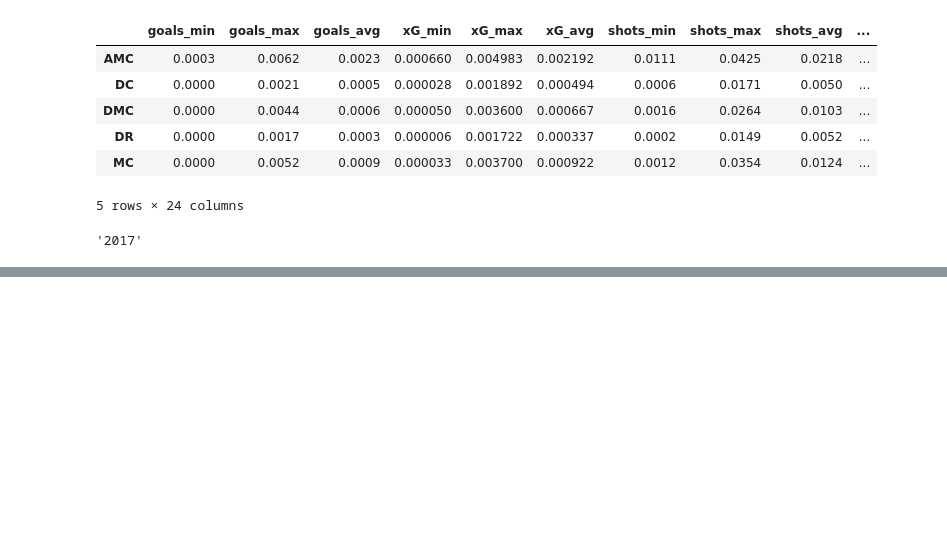
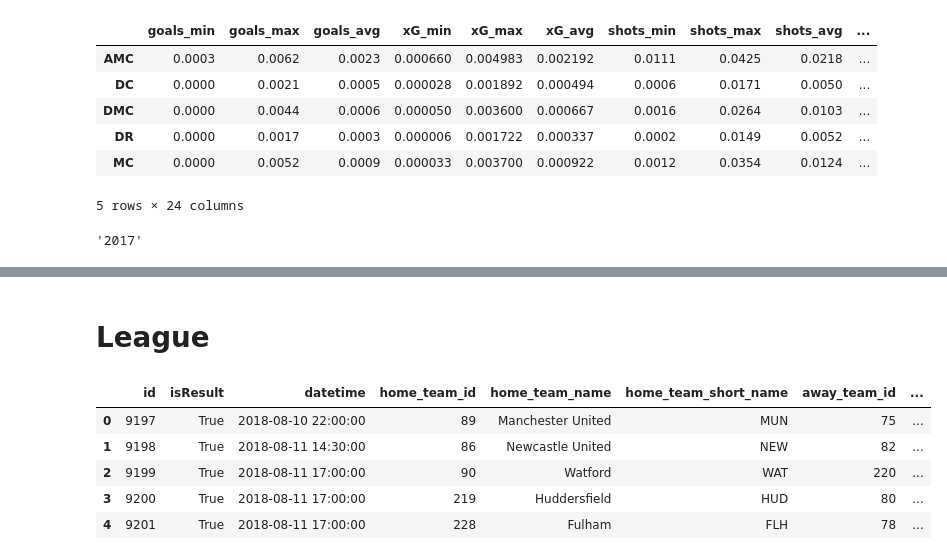
Before and after one commit to VictorOrtins/Futebol, a Jupyter notebook: Scrapping/experiments/OwnScrapper/Understat.ipynb, the cells around one changed output, grey strips where cells are left out. Saved outputs shown, nothing was run; the diff lists cells and outputs as text; code cells hidden in the pictures; blank space fills up the shorter version.

```diff
--- a/Scrapping/experiments/OwnScrapper/Understat.ipynb
+++ b/Scrapping/experiments/OwnScrapper/Understat.ipynb
@@ -99,0 +164,2 @@ player_stats[2][3][1]
+# %% [markdown]
+# League
@@ -99,0 +168,9 @@ player_stats[2][3][1]
+# %%
+games_df.head()
+# %% [output]
+|  | id | isResult | datetime | home_team_id | home_team_name | home_team_short_name | away_team_id | ... |
+| 0 | 9197 | True | 2018-08-10 22:00:00 | 89 | Manchester United | MUN | 75 | ... |
+| 1 | 9198 | True | 2018-08-11 14:30:00 | 86 | Newcastle United | NEW | 82 | ... |
+| 2 | 9199 | True | 2018-08-11 17:00:00 | 90 | Watford | WAT | 220 | ... |
+| 3 | 9200 | True | 2018-08-11 17:00:00 | 219 | Huddersfield | HUD | 80 | ... |
+| 4 | 9201 | True | 2018-08-11 17:00:00 | 228 | Fulham | FLH | 78 | ... |
```
Also changed, not shown: parts of 16 cells of this notebook, 3 other files.
